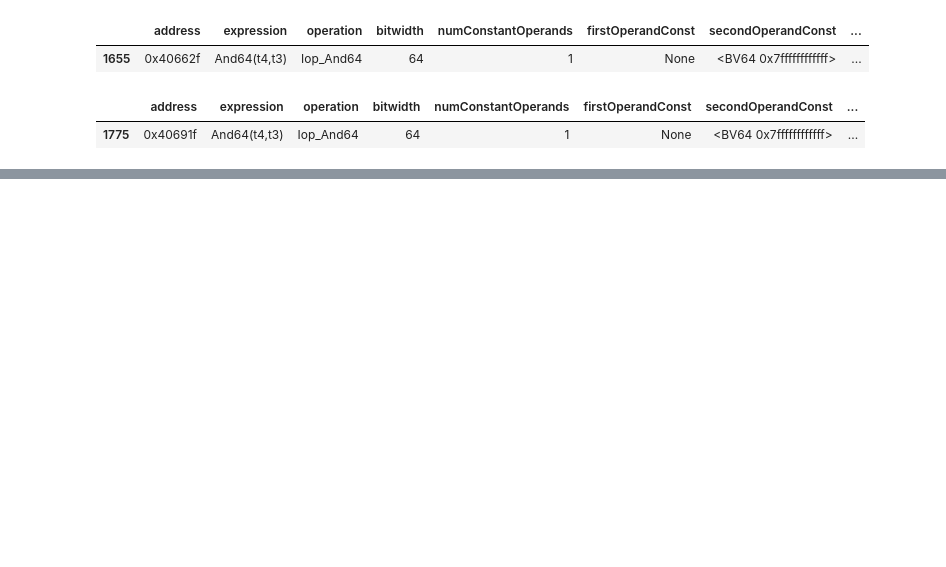
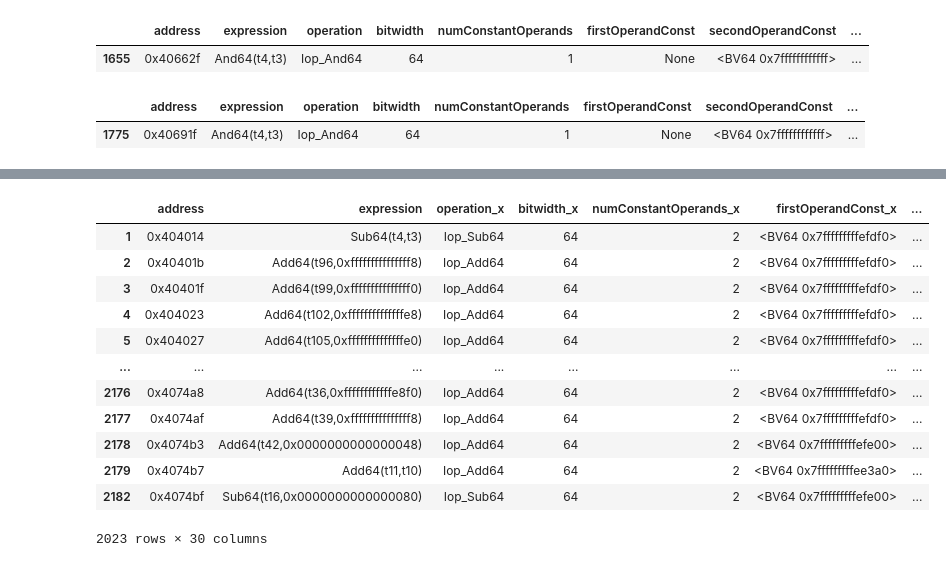
Before and after one commit to counter-optimization/checker, a Jupyter notebook: explore-comp-simp.ipynb, the cells around one changed output, grey strips where cells are left out. Saved outputs shown, nothing was run; the diff lists cells and outputs as text; code cells hidden in the pictures; blank space fills up the shorter version.

```diff
--- a/explore-comp-simp.ipynb
+++ b/explore-comp-simp.ipynb
@@ -249,0 +384,34 @@ simplifiable[simplifiable["address"].str.contains("691f")]
+# %%
+"""
+Ok, validated all 21 of the is_maybe_rbp_minus_8 records
+and they are all actually of the form:
+    mov	rax, qword ptr [rbp - 8]
+and comp simp safe. if we have to worry about SIB and displacement,
+then these would be safe stack operations
+
+
+There should now be 2002 safe-from-comp-simp expressions left
+"""
+
+# (not_simp - not_push_or_pop_data) - is_maybe_rbp_minus_8
+# the_rest = remove_rows(not_push_or_pop_data, is_maybe_rbp_minus_8)
+# num_left, _ = the_rest.shape
+# print("Num left: %s" % num_left)
+
+# the_rest
+the_rest = not_push_or_pop_data
+the_rest
+# %% [output]
+|  | address | expression | operation_x | bitwidth_x | numConstantOperands_x | firstOperandConst_x | ... |
+| 1 | 0x404014 | Sub64(t4,t3) | Iop_Sub64 | 64 | 2 | <BV64 0x7fffffffffefdf0> | ... |
+| 2 | 0x40401b | Add64(t96,0xfffffffffffffff8) | Iop_Add64 | 64 | 2 | <BV64 0x7fffffffffefdf0> | ... |
+| 3 | 0x40401f | Add64(t99,0xfffffffffffffff0) | Iop_Add64 | 64 | 2 | <BV64 0x7fffffffffefdf0> | ... |
+| 4 | 0x404023 | Add64(t102,0xffffffffffffffe8) | Iop_Add64 | 64 | 2 | <BV64 0x7fffffffffefdf0> | ... |
+| 5 | 0x404027 | Add64(t105,0xffffffffffffffe0) | Iop_Add64 | 64 | 2 | <BV64 0x7fffffffffefdf0> | ... |
+| ... | ... | ... | ... | ... | ... | ... | ... |
+| 2176 | 0x4074a8 | Add64(t36,0xffffffffffffe8f0) | Iop_Add64 | 64 | 2 | <BV64 0x7fffffffffefdf0> | ... |
+| 2177 | 0x4074af | Add64(t39,0xfffffffffffffff8) | Iop_Add64 | 64 | 2 | <BV64 0x7fffffffffefdf0> | ... |
+| 2178 | 0x4074b3 | Add64(t42,0x0000000000000048) | Iop_Add64 | 64 | 2 | <BV64 0x7fffffffffefe00> | ... |
+| 2179 | 0x4074b7 | Add64(t11,t10) | Iop_Add64 | 64 | 2 | <BV64 0x7fffffffffee3a0> | ... |
+| 2182 | 0x4074bf | Sub64(t16,0x0000000000000080) | Iop_Sub64 | 64 | 2 | <BV64 0x7fffffffffefe00> | ... |
+2023 rows × 30 columns
```
Also changed, not shown: parts of 15 cells of this notebook, 3 other files.
